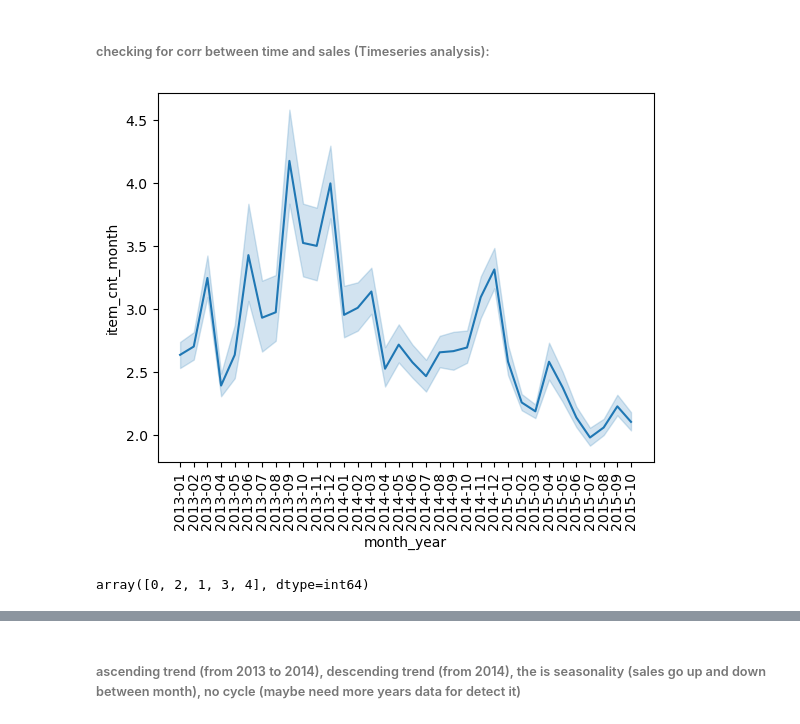
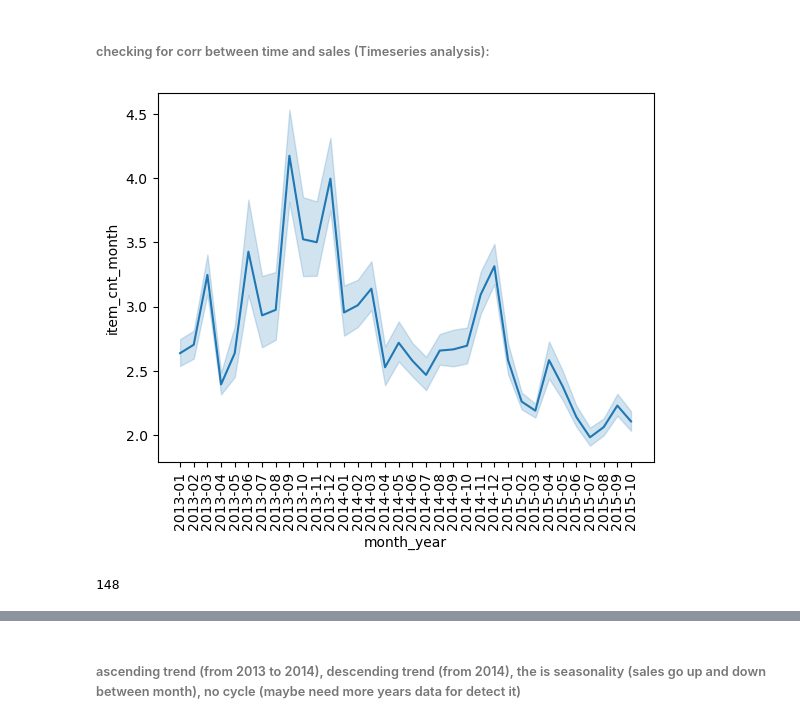
Before and after one commit to Yarmmax/DS_Intership, a Jupyter notebook: EDA.ipynb, the cells around one changed output, grey strips where cells are left out. Cells and saved outputs as stored; diff of their text form; code cells hidden in the pictures.

Commit message:
DS-1.2-EDA
Changes:
 -Added EDA for week timeseries data
 -Ploted graphics of sales by every year

```diff
--- a/EDA.ipynb
+++ b/EDA.ipynb
@@ -249,12 +250,12 @@ sales_per_months.describe()
 ###### checking for corr between time and sales (Timeseries analysis):
 # %%
 g_by_months = sns.lineplot(x=sales_per_months.index, y=sales_per_months.item_cnt_month)
-cnt = g_by_months.set_xticklabels(g.get_xticklabels(), rotation=90)
+cnt = g_by_months.set_xticklabels(g_by_months.get_xticklabels(), rotation=90)
 # %% [output]
-[figure, old version]
+[figure, new version]
 # %%
-all_data.weak_number.unique()
+len(all_data.week_number.unique())
 # %% [output]
-array([0, 2, 1, 3, 4], dtype=int64)
+148
 # %%
 # .agg({'item_price': 'sum', 'item_id': 'count',})
```
Also changed, not shown: parts of 19 cells of this notebook.
